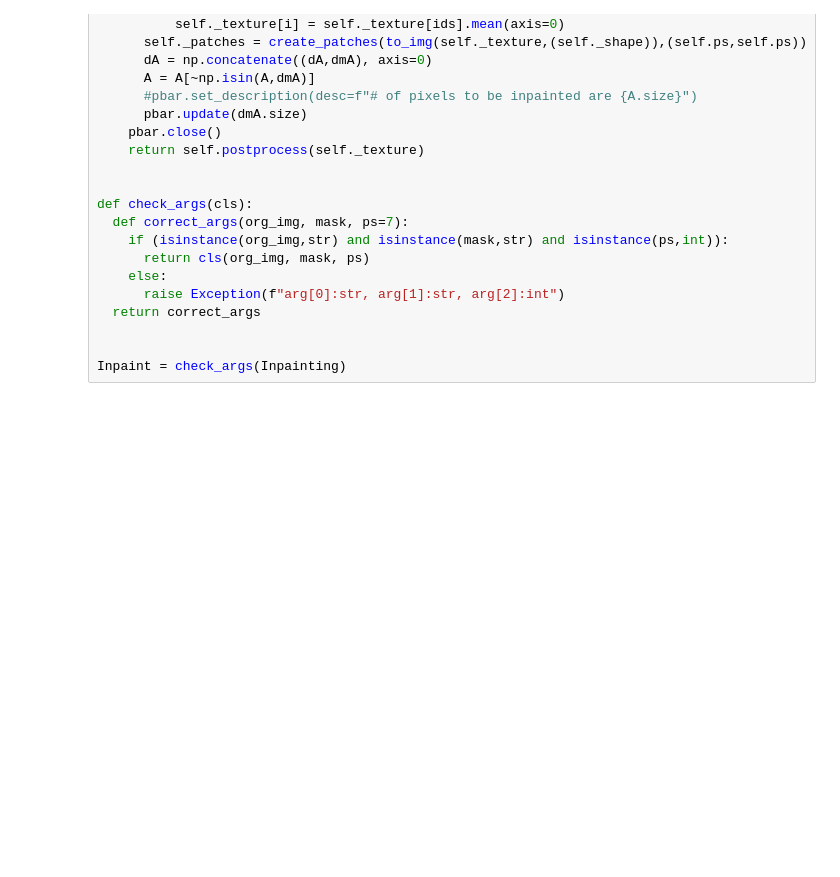
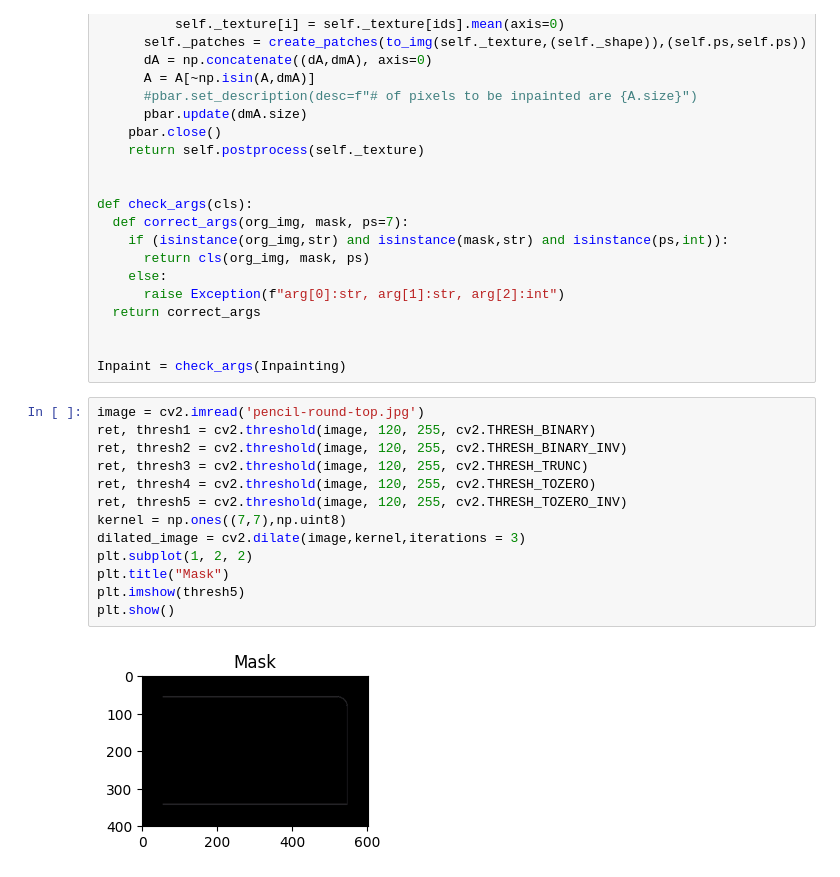
Before and after one commit to Robast-GmbH/Robast-Robot-Monorepo, a Jupyter notebook: src/preprocessing/py/map_cleaner/enhance_images.ipynb, the cells around one changed output. Drawn from its saved outputs; the diff is of its cells as text; blank space fills up the shorter version.

```diff
--- a/src/preprocessing/py/map_cleaner/enhance_images.ipynb
+++ b/src/preprocessing/py/map_cleaner/enhance_images.ipynb
@@ -278,3 +388,18 @@ def check_args(cls):
 
 
 Inpaint = check_args(Inpainting)
+# %%
+image = cv2.imread('pencil-round-top.jpg')
+ret, thresh1 = cv2.threshold(image, 120, 255, cv2.THRESH_BINARY)
+ret, thresh2 = cv2.threshold(image, 120, 255, cv2.THRESH_BINARY_INV)
+ret, thresh3 = cv2.threshold(image, 120, 255, cv2.THRESH_TRUNC)
+ret, thresh4 = cv2.threshold(image, 120, 255, cv2.THRESH_TOZERO)
+ret, thresh5 = cv2.threshold(image, 120, 255, cv2.THRESH_TOZERO_INV)
+kernel = np.ones((7,7),np.uint8)
+dilated_image = cv2.dilate(image,kernel,iterations = 3)
+plt.subplot(1, 2, 2)
+plt.title("Mask")
+plt.imshow(thresh5)
+plt.show()
+# %% [output]
+[figure, added]
```
Also changed, not shown: parts of 6 cells of this notebook.
